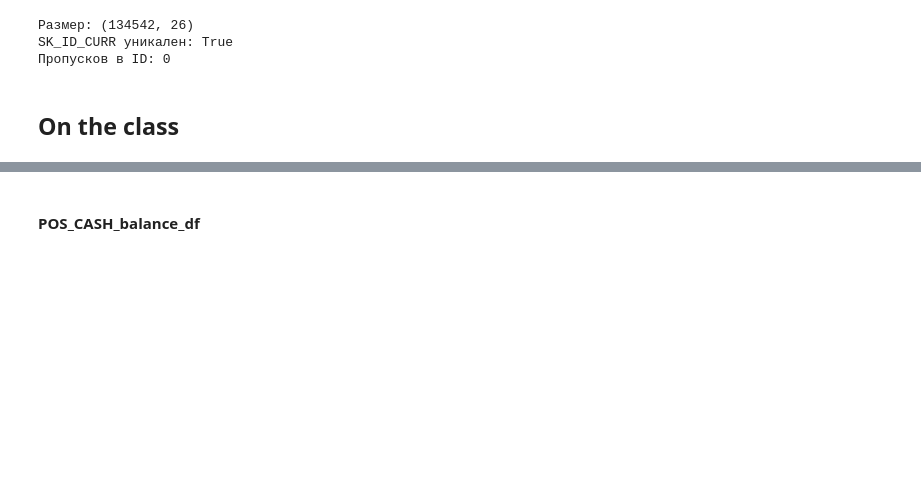
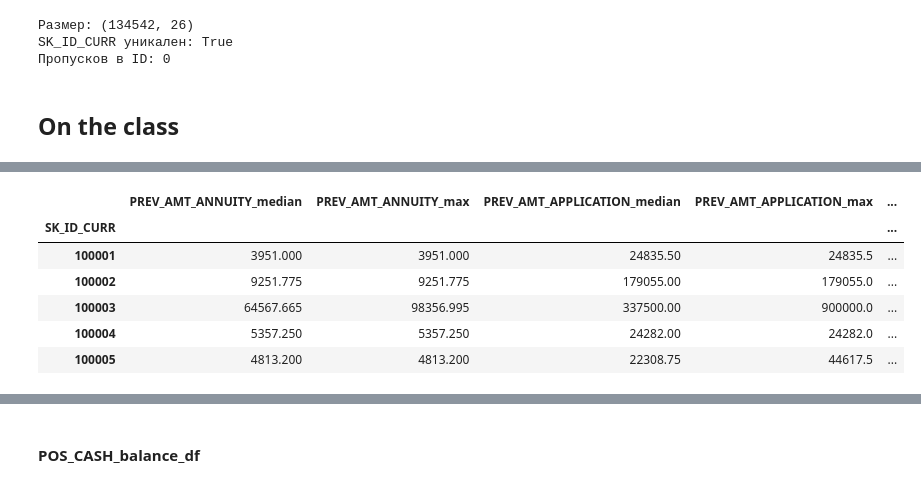
Before and after one commit to USL99/home-credit-default-risk, a Jupyter notebook: notebooks/03_feature_engineering.ipynb, the cells around one changed output, grey strips where cells are left out. Cells and saved outputs as stored; diff of their text form; code cells hidden in the pictures; blank space fills up the shorter version.

```diff
--- a/notebooks/03_feature_engineering.ipynb
+++ b/notebooks/03_feature_engineering.ipynb
@@ -875,0 +919,17 @@ print("\nNUMERICAL:", numerical_cols_prev_app_df)
+# %%
+prev_work = previous_application_df.copy()
+# %%
+prev_days_cols = ["DAYS_FIRST_DRAWING", "DAYS_FIRST_DUE", "DAYS_LAST_DUE_1ST_VERSION", "DAYS_LAST_DUE", "DAYS_TERMINATION"]
+
+prev_work[prev_days_cols] = (prev_work[prev_days_cols].replace(365243, np.nan))
+# %%
+prev_num = agg_numerical_features(prev_work, "SK_ID_CURR", numerical_cols_prev_app_df, "PREV")
+prev_num.head()
+# %% [output]
+|  | PREV_AMT_ANNUITY_median | PREV_AMT_ANNUITY_max | PREV_AMT_APPLICATION_median | PREV_AMT_APPLICATION_max | ... |
+| SK_ID_CURR |  |  |  |  | ... |
+| 100001 | 3951.000 | 3951.000 | 24835.50 | 24835.5 | ... |
+| 100002 | 9251.775 | 9251.775 | 179055.00 | 179055.0 | ... |
+| 100003 | 64567.665 | 98356.995 | 337500.00 | 900000.0 | ... |
+| 100004 | 5357.250 | 5357.250 | 24282.00 | 24282.0 | ... |
+| 100005 | 4813.200 | 4813.200 | 22308.75 | 44617.5 | ... |
```
Also changed, not shown: parts of 36 cells of this notebook.
